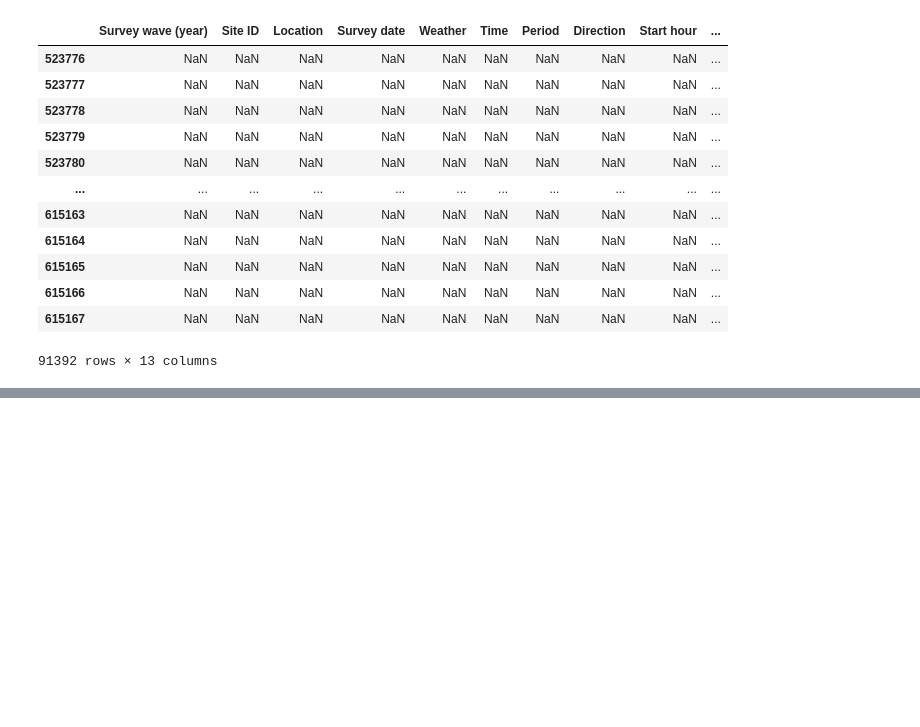
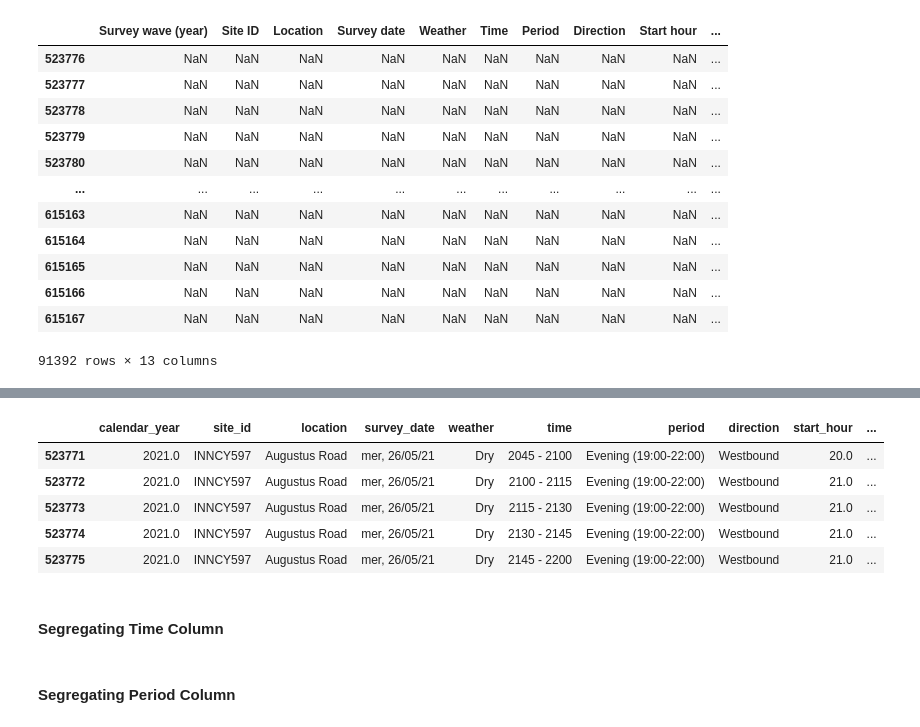
Before and after one commit to teamlse2022/Thoughtworks, a Jupyter notebook: London Dataset/LSE Employer Project Central, Inner London and Biking Sites Analysis 23-09-22.ipynb, the cells around one changed output, grey strips where cells are left out. Saved outputs shown, nothing was run; the diff lists cells and outputs as text; code cells hidden in the pictures; blank space fills up the shorter version.

```diff
--- a/London Dataset/LSE Employer Project Central, Inner London and Biking Sites Analysis 23-09-22.ipynb
+++ b/London Dataset/LSE Employer Project Central, Inner London and Biking Sites Analysis 23-09-22.ipynb
@@ -782,0 +898,9 @@ inn_lon[inn_lon['Location'].isnull()] #'Location' column is used randomly here,
+# %%
+inn_lon.tail()
+# %% [output]
+|  | calendar_year | site_id | location | survey_date | weather | time | period | direction | start_hour | ... |
+| 523771 | 2021.0 | INNCY597 | Augustus Road | mer, 26/05/21 | Dry | 2045 - 2100 | Evening (19:00-22:00) | Westbound | 20.0 | ... |
+| 523772 | 2021.0 | INNCY597 | Augustus Road | mer, 26/05/21 | Dry | 2100 - 2115 | Evening (19:00-22:00) | Westbound | 21.0 | ... |
+| 523773 | 2021.0 | INNCY597 | Augustus Road | mer, 26/05/21 | Dry | 2115 - 2130 | Evening (19:00-22:00) | Westbound | 21.0 | ... |
+| 523774 | 2021.0 | INNCY597 | Augustus Road | mer, 26/05/21 | Dry | 2130 - 2145 | Evening (19:00-22:00) | Westbound | 21.0 | ... |
+| 523775 | 2021.0 | INNCY597 | Augustus Road | mer, 26/05/21 | Dry | 2145 - 2200 | Evening (19:00-22:00) | Westbound | 21.0 | ... |
@@ -782,0 +944,2 @@ inn_lon[inn_lon['Location'].isnull()] #'Location' column is used randomly here,
+# %% [markdown]
+#### Segregating Time Column
@@ -782,0 +958,2 @@ inn_lon[inn_lon['Location'].isnull()] #'Location' column is used randomly here,
+# %% [markdown]
+#### Segregating Period Column
```
Also changed, not shown: parts of 32 cells of this notebook.
